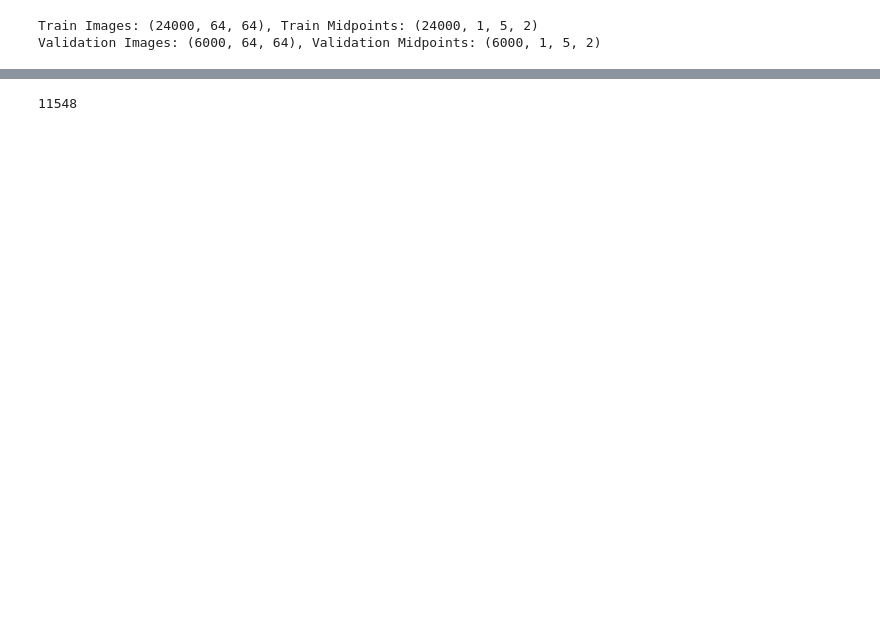
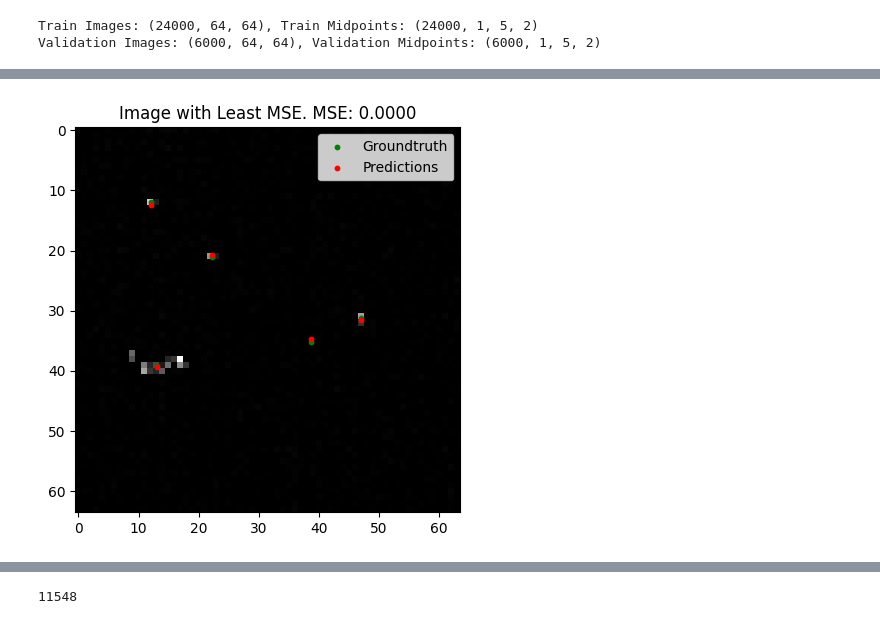
Before and after one commit to DerrickAppiahOsei/da886, a Jupyter notebook: Final Electron counting project/Model Training(Fixed)Experimental 13.ipynb, the cells around one changed output, grey strips where cells are left out. Drawn from its saved outputs; the diff is of its cells as text; code cells hidden in the pictures; blank space fills up the shorter version.

Commit message:
before huber loss

```diff
--- a/Final Electron counting project/Model Training(Fixed)Experimental 13.ipynb
+++ b/Final Electron counting project/Model Training(Fixed)Experimental 13.ipynb
@@ -490,7 +529,10 @@ plt.show()
 #     custom_objects={'DynamicExponentCallback': DynamicExponentCallback, 'custom_loss': custom_loss}
 # )
 # %%
-model_builder.model.save('/home/da886/Final Electron counting project/Experimental weights/originalHuber5fixed.keras')
+# model_builder.model.save('/home/da886/Final Electron counting project/Experimental weights/Derrick5fixedGlobalPoolHuber.h5')
+loaded_model = tf.keras.models.load_model(
+"/home/da886/Final Electron counting project/Experimental weights/Josh5fixedCustomloss.keras",
+)
 # %%
 import numpy as np
 import matplotlib.pyplot as plt
@@ -533,20 +575,21 @@ def visualize_midpoints(image, midpoints, title="Predicted Midpoint Visualizatio
 # val_dataset = val_dataset.batch(800)
 train_dataset = tf.data.Dataset.from_tensor_slices((train_images, train_midpoints))
 train_dataset = train_dataset.batch(800)
-
-# Initialize lists to collect the data
+# inputs,targets = next(iter(train_dataset))
+# outputs = model_builder.model.predict(inputs)
+# # Initialize lists to collect the data
 all_images = []
 all_true_midpoints = []
 all_pred_midpoints = []
 
-# Loop through each batch in the validation dataset, predict, and collect results
+# # Loop through each batch in the validation dataset, predict, and collect results
 # for i, (data_batch, midpoints_batch) in enumerate(val_dataset):
 
 for i, (data_batch, midpoints_batch) in enumerate(train_dataset):
     print(f"Processing batch {i + 1}, batch shape: {data_batch.shape}")
 
     # Get the model predictions
-    predictions = model_builder.model.predict(data_batch)
+    predictions = loaded_model.predict(data_batch)
 
     # Extend the lists to store data from each batch
     all_images.extend(data_batch.numpy())  # Store all images
@@ -772,49 +760,57 @@ Code to visualize taking just n batch
 # %%
+import numpy as np
+import matplotlib.pyplot as plt
 
-# # Initialize variables to track the min and max MSE
-# min_mse = float('inf')
-# max_mse = float('-inf')
-# min_mse_index = -1
-# max_mse_index = -1
+# Initialize variables to track the min and max MSE
+min_mse = float('inf')
+max_mse = float('-inf')
+min_mse_index = -1
+max_mse_index = -1
 
-# # Loop through each prediction to calculate the MSE
-# for i in range(len(output)):
-#     mse = np.mean((output[i] - targets[i]) ** 2)
+# Loop through each prediction to calculate the MSE
+for i in range(len(all_pred_midpoints)):
+    mse = np.mean((all_pred_midpoints[i] - all_true_midpoints[i]) **8)
 
-#     if mse < min_mse:
-#         min_mse = mse
-#         min_mse_index = i
+    if mse < min_mse:
+        min_mse = mse
+        min_mse_index = i
 
-#     if mse > max_mse:
-#         max_mse = mse
-#         max_mse_index = i
+    if mse > max_mse:
+        max_mse = mse
+        max_mse_index = i
+import numpy as np
+import matplotlib.pyplot as plt
 
-# # Function to plot an image with its centers
-# def plot_image_with_centers(image, true_center, predicted_center, title):
-#     plt.figure(figsize=(5, 5))
-#     plt.imshow(image.squeeze(), cmap='gray')
+# Function to plot an image with its centers
+def plot_image_with_centers(image, true_center, predicted_center, title):
+    plt.figure(figsize=(5, 5))
+    plt.imshow(image.squeeze(), cmap='gray')  # Display the image
 
-#     # Plot the actual center
-#     plt.scatter(true_center[:, 0], true_center[:, 1], color='green', label='Groundtruth', s=10)
+    # Plot the actual center (Groundtruth)
+    plt.scatter(true_center[:, 0], true_center[:, 1], color='green', label='Groundtruth', s=10)
 
-#     # Plot the predicted center
-#     plt.scatter(predicted_center[:, 0], predicted_center[:, 1], color='red', label='Predictions', s=10)
+    # Plot the predicted center
+    plt.scatter(predicted_center[:, 0], predicted_center[:, 1], color='red', label='Predictions', s=10)
 
-#     plt.title(title)
-#     plt.legend()
-#     plt.show()
+    plt.title(title)
+    plt.legend()
+    plt.show()
 
-# # Convert inputs to numpy arrays for plotting
-# inputs_np = data.numpy()
 
-# # Plotting the image with the least MSE
-# plot_image_with_centers(inputs_np[min_mse_index],
-#                         targets[min_mse_index]*64,
-#                         output[min_mse_index]*64,
-#                         f'Image with Least MSE. MSE: {min_mse:.4f}')
 
-# # Plotting the image with the largest MSE
-# plot_image_with_centers(inputs_np[max_mse_index],
-#                         targets[max_mse_index]*64,
-#                         output[max_mse_index]*64,
-#                         f'Image with Largest MSE. MSE: {max_mse:.4f}')
+
+
+
+# Plotting the image with the least MSE
+plot_image_with_centers(all_images[min_mse_index],
+                        all_true_midpoints[min_mse_index][0] * 64,  # Adjust for scaling if needed
+                        all_pred_midpoints[min_mse_index][0] * 64,  # Adjust for scaling if needed
+                        f'Image with Least MSE. MSE: {min_mse:.4f}')
+
+# Plotting the image with the largest MSE
+plot_image_with_centers(all_images[max_mse_index],
+                        all_true_midpoints[max_mse_index][0] * 64,  # Adjust for scaling if needed
+                        all_pred_midpoints[max_mse_index][0] * 64,  # Adjust for scaling if needed
+                        f'Image with Largest MSE. MSE: {max_mse:.4f}')
+# %% [output]
+[figure, added]
```
Also changed, not shown: parts of 38 cells of this notebook, 6 other files.
